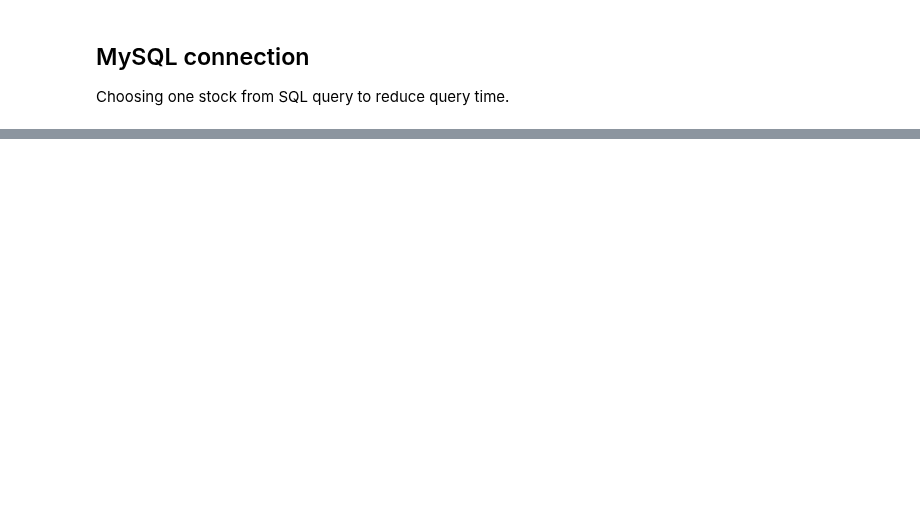
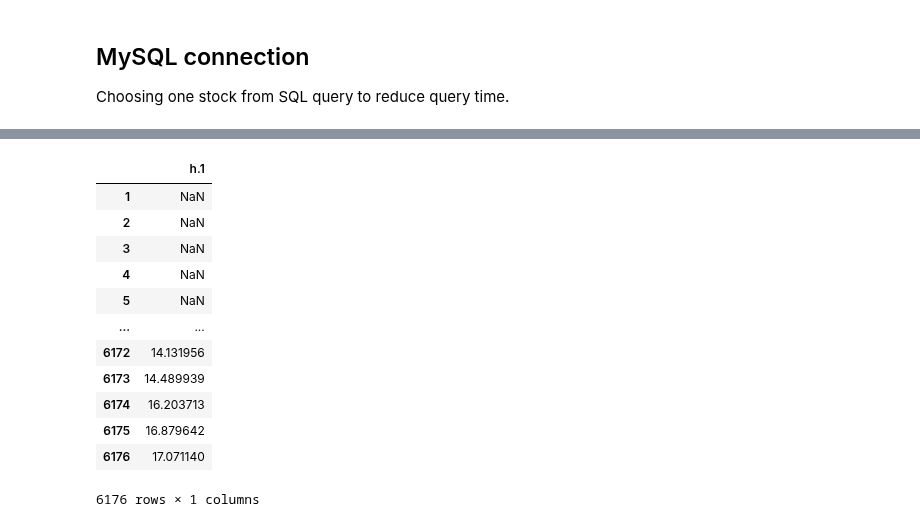
Before and after one commit to Neural-Matrix-LLC/Stock-and-ETF-Prediction, a Jupyter notebook: volatility/model-arch.ipynb, the cells around one changed output, grey strips where cells are left out. Cells and saved outputs as stored; diff of their text form; code cells hidden in the pictures; blank space fills up the shorter version.

```diff
--- a/volatility/model-arch.ipynb
+++ b/volatility/model-arch.ipynb
@@ -91,0 +133,18 @@ plt.show()
+# %%
+from sklearn.metrics import mean_squared_error as mse
+
+forecast_arch.variance
+# %% [output]
+|  | h.1 |
+| 1 | NaN |
+| 2 | NaN |
+| 3 | NaN |
+| 4 | NaN |
+| 5 | NaN |
+| ... | ... |
+| 6172 | 14.131956 |
+| 6173 | 14.489939 |
+| 6174 | 16.203713 |
+| 6175 | 16.879642 |
+| 6176 | 17.071140 |
+6176 rows × 1 columns
```
Also changed, not shown: parts of 10 cells of this notebook.
